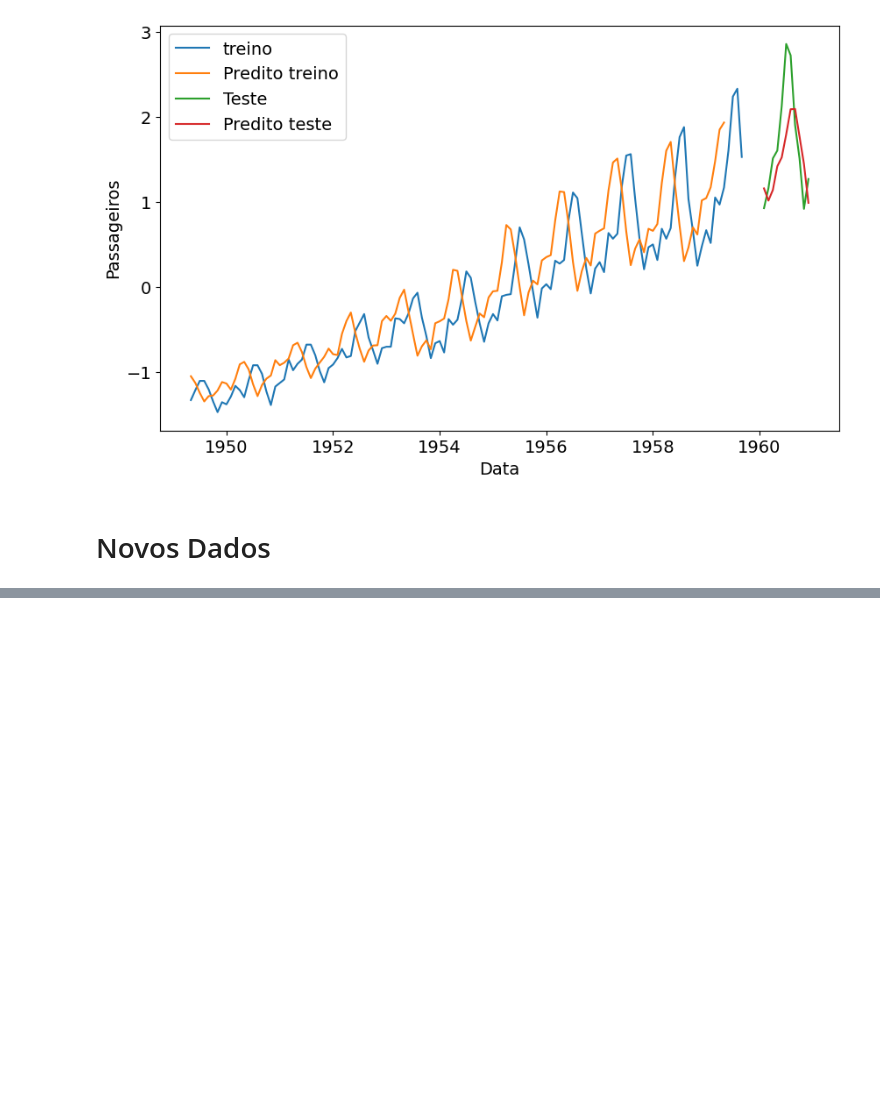
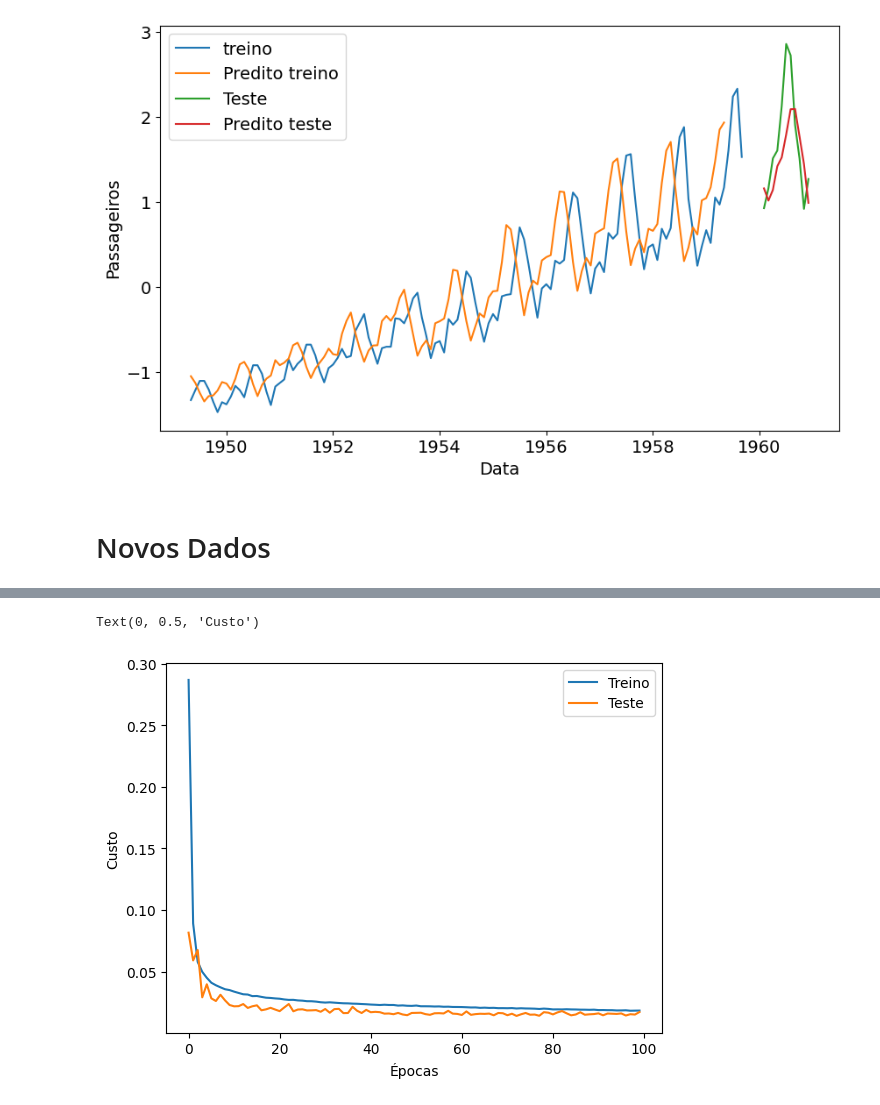
Before and after one commit to KaueAbbe/Projeto-Estude_Python, a Jupyter notebook: Estude Deep Learning/Previsao_Keras.ipynb, the cells around one changed output, grey strips where cells are left out. Cells and saved outputs as stored; diff of their text form; code cells hidden in the pictures; blank space fills up the shorter version.

```diff
--- a/Estude Deep Learning/Previsao_Keras.ipynb
+++ b/Estude Deep Learning/Previsao_Keras.ipynb
@@ -610,0 +628,9 @@ _________________________________________________________________
+# %%
+plt.plot(resultado.history['loss'])
+plt.plot(resultado.history['val_loss'])
+plt.legend(['Treino', 'Teste'])
+plt.xlabel('Épocas')
+plt.ylabel('Custo')
+# %% [output]
+Text(0, 0.5, 'Custo')
+[figure, added]
```
Also changed, not shown: parts of 14 cells of this notebook.
